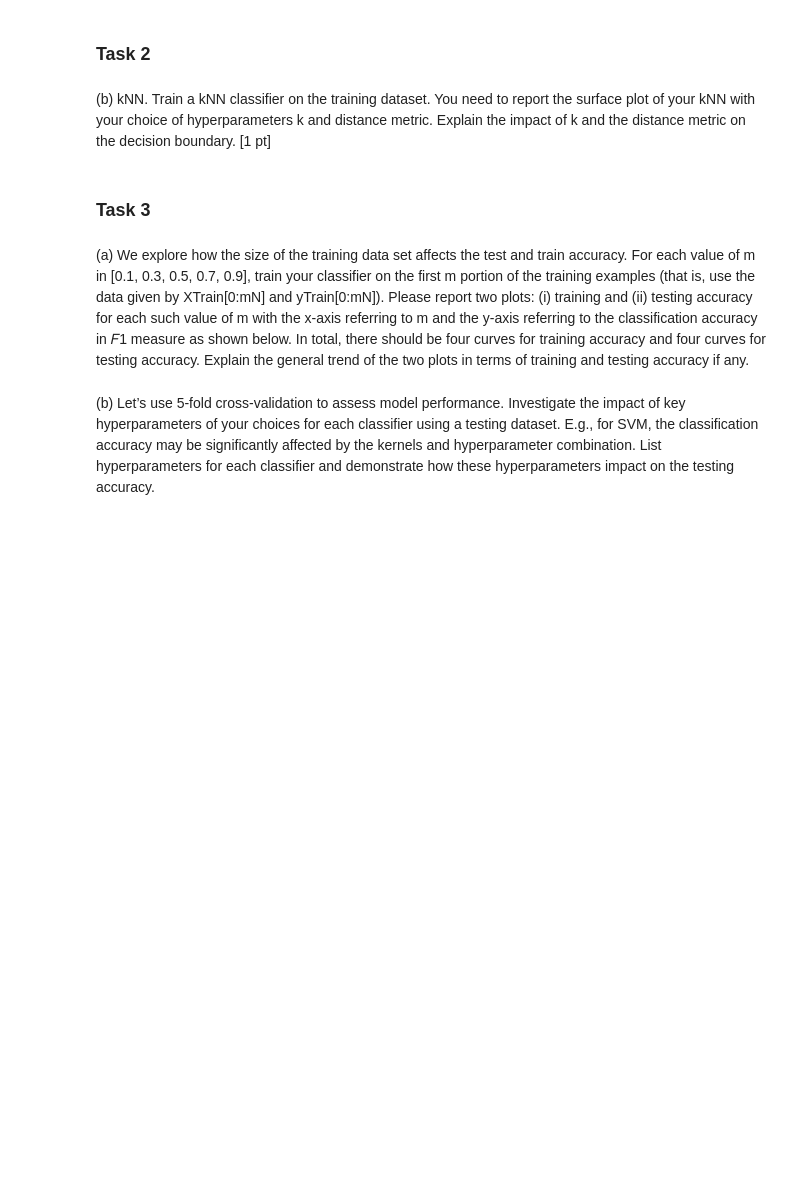
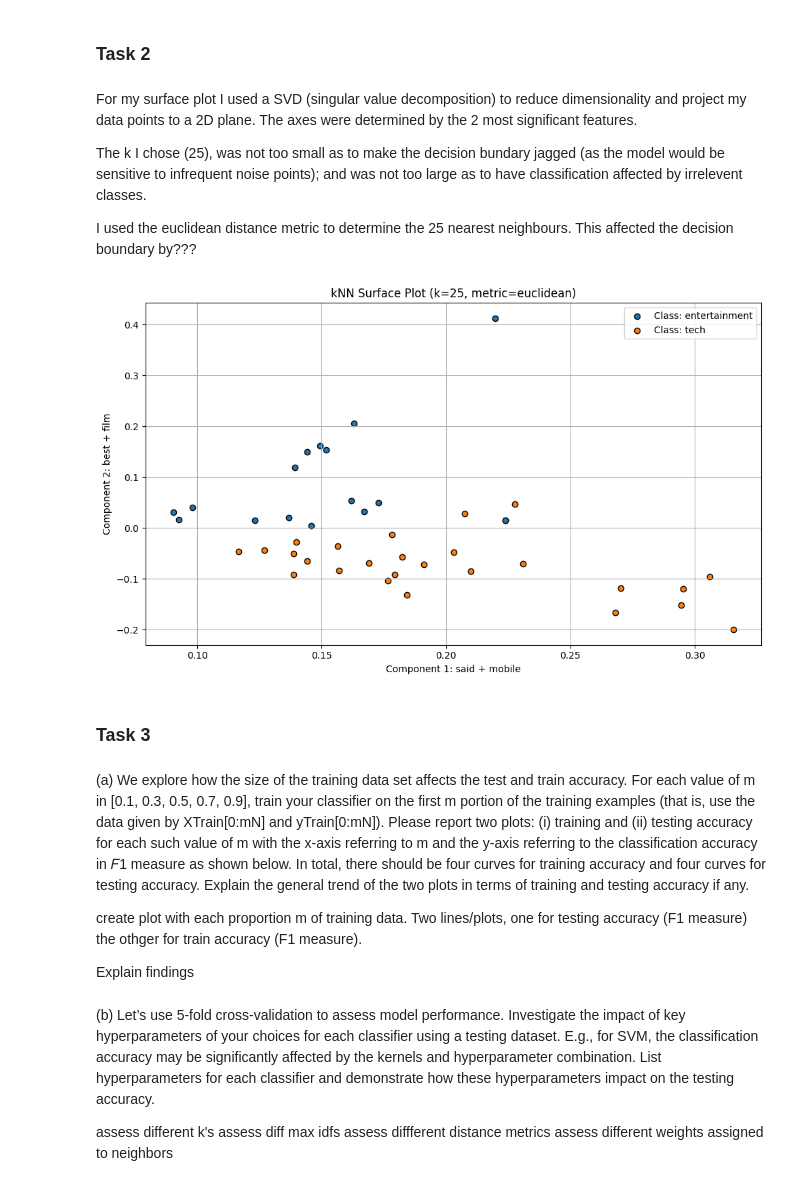
Before and after one commit to spartanjax/cs361_shared_assigment, a Jupyter notebook: Divided Parts/Classifiers/B_KNN_KUN.ipynb, the cells around one changed output. Saved outputs shown, nothing was run; the diff lists cells and outputs as text; code cells hidden in the pictures; blank space fills up the shorter version.

Commit message:
task 2b excl plot complete

```diff
--- a/Divided Parts/Classifiers/B_KNN_KUN.ipynb
+++ b/Divided Parts/Classifiers/B_KNN_KUN.ipynb
@@ -12,6 +1,8 @@ X_train, X_val, y_train, y_val = train_test_split(X, y, train_size=m, random_sta
 # %% [markdown]
 ### Task 2
 # %% [markdown]
-(b) kNN. Train a kNN classifier on the training dataset. You need to report the surface plot of
-your kNN with your choice of hyperparameters k and distance metric. Explain the impact of k
-and the distance metric on the decision boundary. [1 pt]
+For my surface plot I used a SVD (singular value decomposition) to reduce dimensionality and project my data points to a 2D plane. The axes were determined by the 2 most significant features.
+
+The k I chose (25), was not too small as to make the decision bundary jagged (as the model would be sensitive to infrequent noise points); and was not too large as to have classification affected by irrelevent classes.
+
+I used the euclidean distance metric to determine the 25 nearest neighbours. This affected the decision boundary by???
@@ -18,2 +27,53 @@ and the distance metric on the decision boundary. [1 pt]
 # %%
-#code classifier
+def build_classifier(k, p, X_train_vec, y):
+    knn = KNeighborsClassifier(n_neighbors=k, metric='minkowski', p=p)
+    knn.fit(X_train_vec, y)
+    return knn
+
+def predict_class(knn, X_test_vec):
+    return knn.predict(X_test_vec)
+
+def create_surface_plot(X_train_vec, X_test_vec, y_pred, vectoriser, k, metric, top_n):
+    # Fit SVD (on training data)
+    svd = TruncatedSVD(n_components=2, random_state=42)
+    X_train_2d = svd.fit_transform(X_train_vec)
+    X_test_2d = svd.transform(X_test_vec)
+
+    # Get top feature names for axis labels
+    feature_names = vectoriser.get_feature_names_out()
+    component_1_words = [feature_names[i] for i in np.argsort(svd.components_[0])[::-1][:top_n]]
+    component_2_words = [feature_names[i] for i in np.argsort(svd.components_[1])[::-1][:top_n]]
+
+    # Plot surface and points
+    plt.figure(figsize=(10, 6))
+    for label in np.unique(y_pred):
+        idx = y_pred == label
+        plt.scatter(X_test_2d[idx, 0], X_test_2d[idx, 1], label=f"Class: {label}", edgecolor='k')
+
+    plt.xlabel(f"Component 1: {' + '.join(component_1_words)}")
+    plt.ylabel(f"Component 2: {' + '.join(component_2_words)}")
+    plt.title(f"kNN Surface Plot (k={k}, metric={metric})")
+    plt.legend()
+    plt.grid(True)
+    plt.tight_layout()
+    plt.show()
+
+def main():
+    # Vectorized text using TF-IDF
+    vectoriser = TfidfVectorizer()
+    X_train_vec = vectoriser.fit_transform(X_train)
+    X_test_vec = vectoriser.transform(X_val)
+
+    k = 25
+    distance_metrics = ["manhatan", "euclidean"]
+    metric = "euclidean"
+    p = distance_metrics.index(metric) + 1
+
+    knn = build_classifier(k, p, X_train_vec, y_train)
+    y_pred = predict_class(knn, X_test_vec)
+
+    create_surface_plot(X_train_vec, X_test_vec, y_pred, vectoriser, k, metric, 2)
+
+main()
+# %% [output]
+[figure, added]
@@ -27,5 +108,9 @@ plots: (i) training and (ii) testing accuracy for each such value of m with the
 and the y-axis referring to the classification accuracy in 𝐹1 measure as shown below. In total,
 there should be four curves for training accuracy and four curves for testing accuracy. Explain
 the general trend of the two plots in terms of training and testing accuracy if any.
+
+create plot with each proportion m of training data. Two lines/plots, one for testing accuracy (F1 measure) the othger for train accuracy (F1 measure).
+
+Explain findings
 # %%
 #train classifier on different training sizes
@@ -35,5 +124,10 @@ hyperparameters of your choices for each classifier using a testing dataset. E.g
 classification accuracy may be significantly affected by the kernels and hyperparameter
 combination. List hyperparameters for each classifier and demonstrate how these
 hyperparameters impact on the testing accuracy.
+
+assess different k's
+assess diff max idfs
+assess diffferent distance metrics
+assess different weights assigned to neighbors
 # %%
 #use 5-fold CV to assess performance, experiment w diff hyperparams
```
Also changed, not shown: parts of 4 cells of this notebook.
